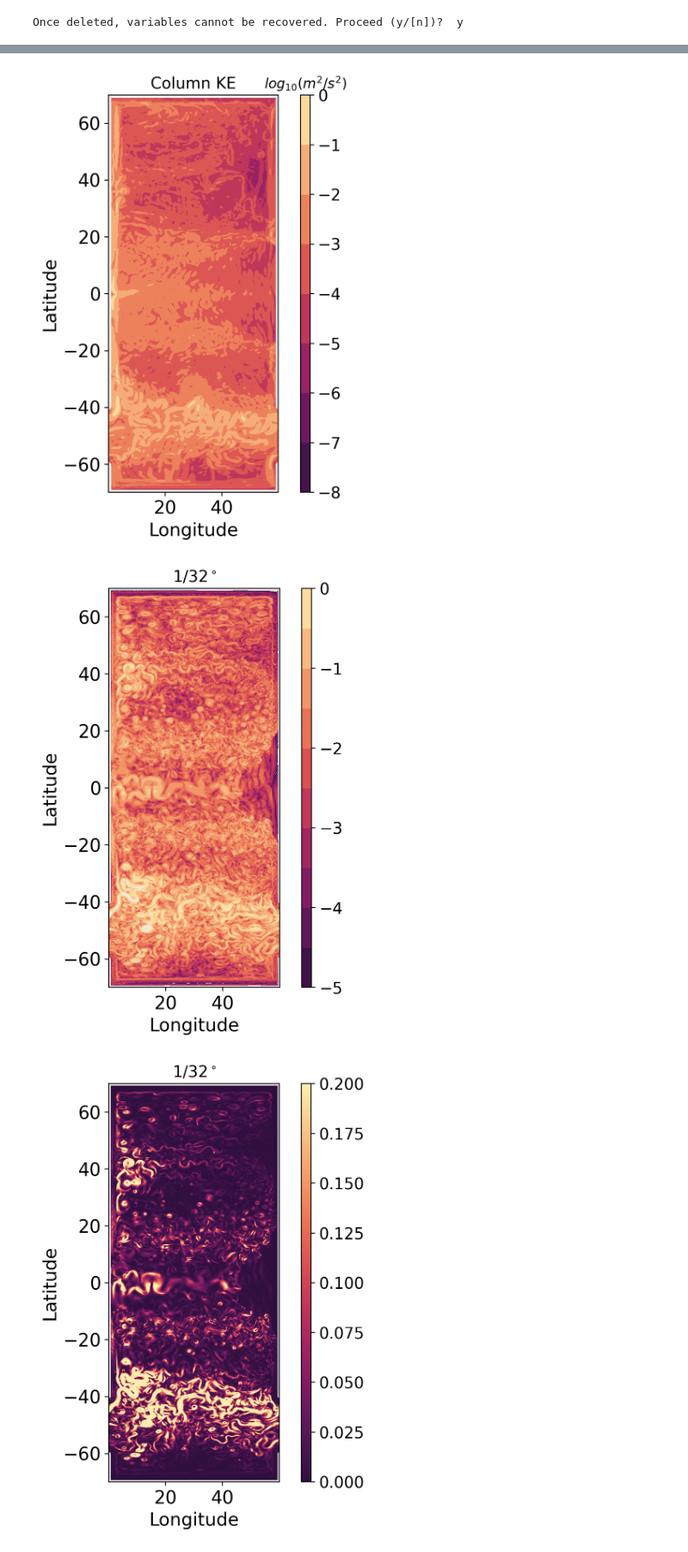
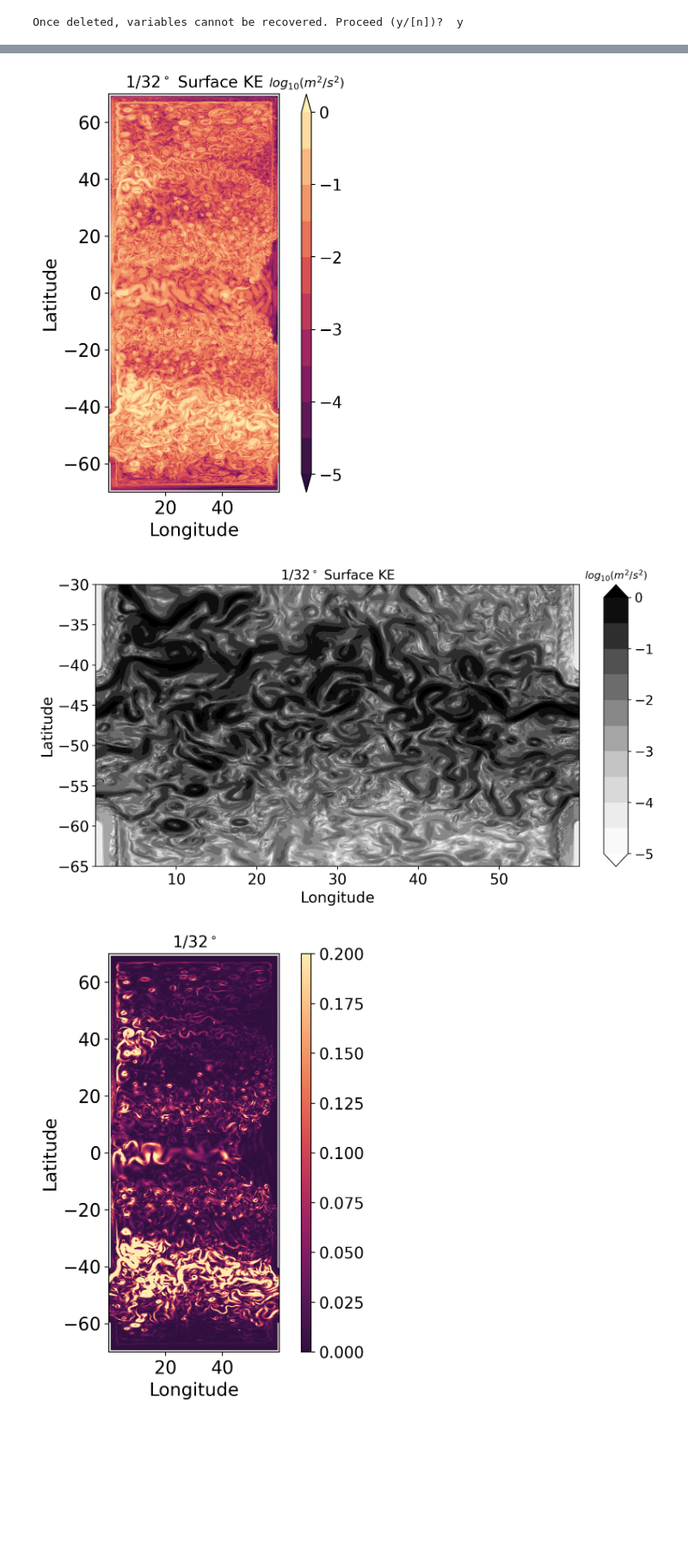
Before and after one commit to ElizabethYankovsky/Neverworld2-Analysis, a Jupyter notebook: KE_layers.ipynb, the cells around one changed output, grey strips where cells are left out. Shown at 86% size. Drawn from its saved outputs; the diff is of its cells as text; code cells hidden in the pictures; blank space fills up the shorter version.

```diff
--- a/KE_layers.ipynb
+++ b/KE_layers.ipynb
@@ -123,0 +170,16 @@ KE_short.shape
+# %%
+print(av)
+grid= Grid(av, coords={'X': {'center': 'xh', 'outer': 'xq'}, #This tells the grid where xh, xq, yh, and yq are defined.
+                        'Y': {'center': 'yh', 'outer': 'yq'}});
+
+# SSU = av.SSU[-1,:]; SSU=grid.interp(SSU,axis='X')
+# SSV = av.SSV[-1,:]; SSV=grid.interp(SSV,axis='Y')
+# print(SSU.shape,SSV.shape)
+
+# KE_surf =0.5*(SSU**2+SSV**2)
+
+SSU = av.u[-1,0,:]; SSU=grid.interp(SSU,axis='X')
+SSV = av.v[-1,0,:]; SSV=grid.interp(SSV,axis='Y')
+print(SSU.shape,SSV.shape)
+
+KE_surf =0.5*(SSU**2+SSV**2)
@@ -127,16 +207,18 @@ fig = plt.figure(figsize=(4, 7), dpi=200, facecolor='w', edgecolor='k')
 ax1 = fig.add_axes([0.15,0.2,0.6,0.7])
 ax2 = fig.add_axes([.78, 0.2, 0.03, 0.7])
 ax1.set_facecolor((0.92, 0.92, 0.92))
-ax1.set_title('Column KE',fontsize=14)
+ax1.set_title('1/32$^\circ$ Surface KE',fontsize=14)
+
 ax1.set_xlabel('Longitude',fontsize=16)
 ax1.set_ylabel('Latitude',fontsize=16)
 ax1.tick_params(labelsize=16);
 ax2.tick_params(labelsize=14)
-ax2.set_title('$log_{10}(m^2/s^2)$',fontsize=12)
+ax2.set_title('$log_{10}(m^2/s^2)$',fontsize=11)
 
+#KE_surface[(KE_surface)<1e-5]==1e-5
 #levels=np.linspace(0.,.05,51) #not logarithmic colormap
-levels=np.linspace(-8,0,9)
-plotted =ax1.contourf(xh,yh,np.log10(weighted_KE_short),levels=levels,cmap=cmocean.cm.matter_r)
+levels=np.linspace(-5,0,11)
+plotted =ax1.contourf(xh,yh,np.log10(KE_surf),levels=levels,cmap=cmocean.cm.matter_r,extend='both')
 
 ax1.set_aspect('equal', 'box')
 cbar = plt.colorbar(mappable=plotted, cax=ax2, orientation = 'vertical');
@@ -144,34 +226,34 @@ cbar.ax.tick_params(labelsize=14);
 #
 plt.show()
 # %% [output]
-[figure, old version]
+[figure, new version]
 # %%
 #Plotting KE
-fig = plt.figure(figsize=(4, 7), dpi=200, facecolor='w', edgecolor='k')
+fig = plt.figure(figsize=(12, 6), dpi=200, facecolor='w', edgecolor='k')
 ax1 = fig.add_axes([0.15,0.2,0.6,0.7])
 ax2 = fig.add_axes([.78, 0.2, 0.03, 0.7])
 ax1.set_facecolor((0.92, 0.92, 0.92))
-#ax1.set_title('Surface KE (1/32$^\circ$)',fontsize=14)
-ax1.set_title('1/32$^\circ$',fontsize=14)
+ax1.set_title('1/32$^\circ$ Surface KE',fontsize=14)
 
 ax1.set_xlabel('Longitude',fontsize=16)
 ax1.set_ylabel('Latitude',fontsize=16)
 ax1.tick_params(labelsize=16);
 ax2.tick_params(labelsize=14)
-#ax2.set_title('$log_{10}(m^2/s^2)$',fontsize=10)
+ax2.set_title('$log_{10}(m^2/s^2)$',fontsize=11)
+ax1.set_ylim([-65,-30])
 
 #KE_surface[(KE_surface)<1e-5]==1e-5
 #levels=np.linspace(0.,.05,51) #not logarithmic colormap
 levels=np.linspace(-5,0,11)
-plotted =ax1.contourf(xh,yh,np.log10(KE_surface),levels=levels,cmap=cmocean.cm.matter_r)
+plotted =ax1.contourf(xh,yh,np.log10(KE_surf),levels=levels,cmap='Greys',extend='both')
 
-ax1.set_aspect('equal', 'box')
+#ax1.set_aspect('equal', 'box')
 cbar = plt.colorbar(mappable=plotted, cax=ax2, orientation = 'vertical');
 cbar.ax.tick_params(labelsize=14);
 #
 plt.show()
 # %% [output]
-[figure, old version]
+[figure, new version]
 # %%
 #Plotting KE
 fig = plt.figure(figsize=(4, 7), dpi=200, facecolor='w', edgecolor='k')
```
Also changed, not shown: parts of 26 cells of this notebook, 27 other files.
